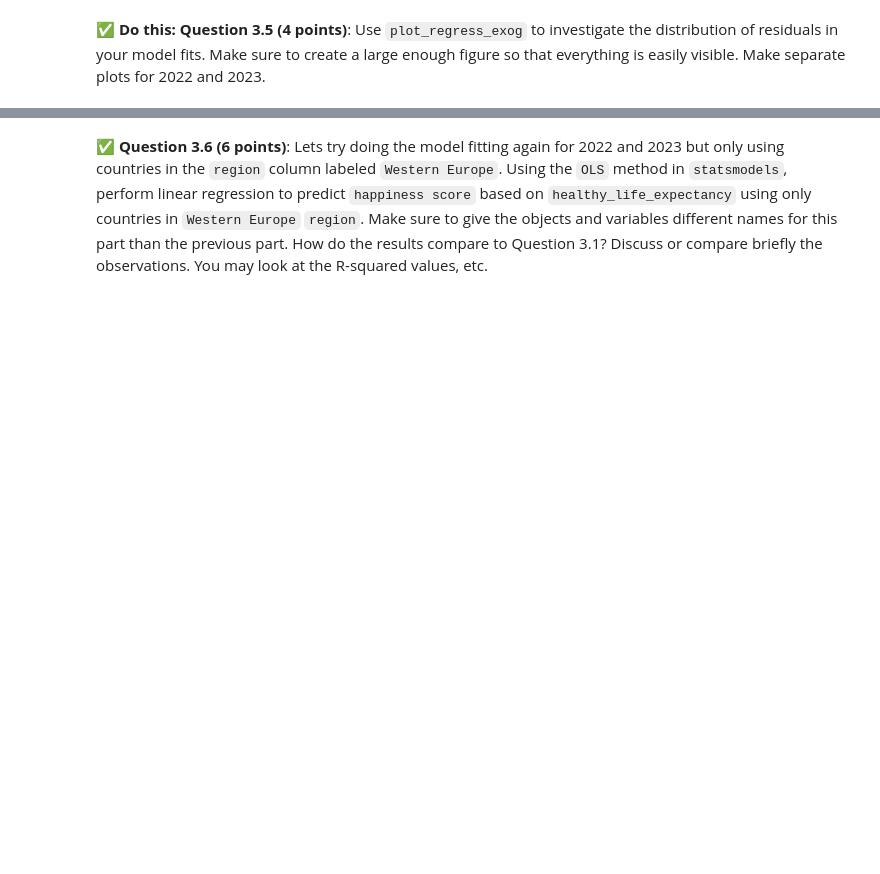
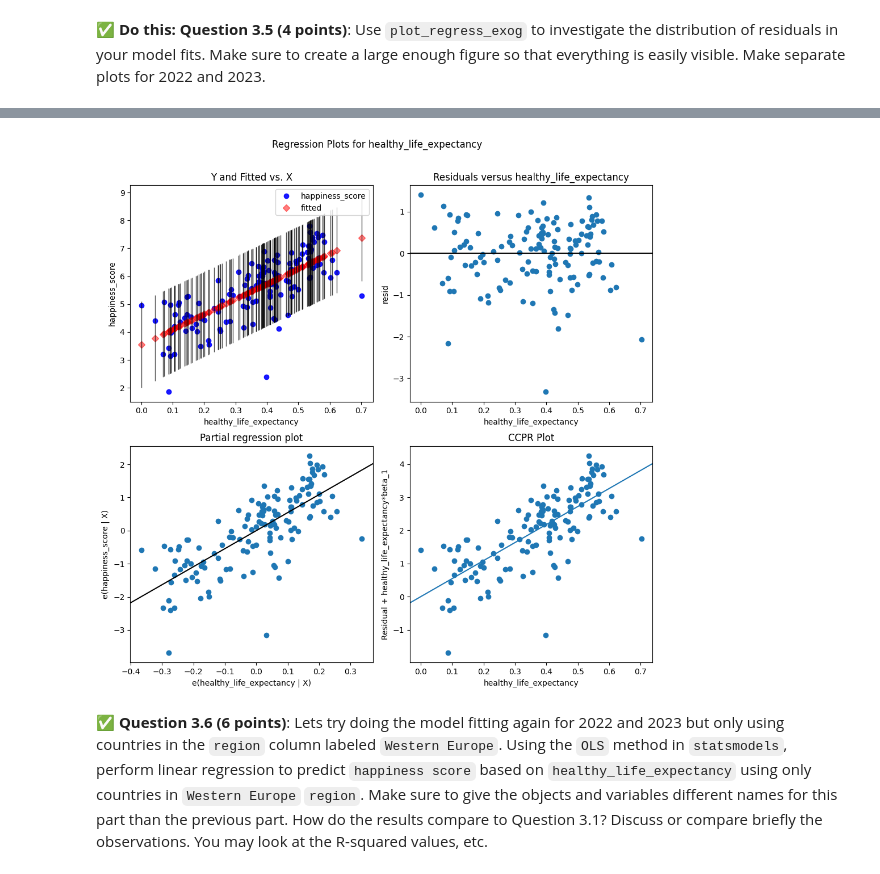
Before and after one commit to Jlozano351/CMSE202-s24-turnin, a Jupyter notebook: hw-03/HW-03_Regression-S24-Juan José Lozano González.ipynb, the cells around one changed output, grey strips where cells are left out. Saved outputs shown, nothing was run; the diff lists cells and outputs as text; code cells hidden in the pictures; blank space fills up the shorter version.

```diff
--- a/hw-03/HW-03_Regression-S24-Juan José Lozano González.ipynb
+++ b/hw-03/HW-03_Regression-S24-Juan José Lozano González.ipynb
@@ -173,2 +272,8 @@ In this part, we'll perform some one-variable linear regression analysis on the
+# %%
+fig = plt.figure(figsize=(10, 10))
+plot_regress_exog(model_WHR_2023, 'healthy_life_expectancy', fig=fig)
+plt.show()
+# %% [output]
+[figure, added]
 # %% [markdown]
 &#9989;  **Question 3.6 (6 points)**: Lets try doing the model fitting again for 2022 and 2023 but only using countries in the `region` column labeled `Western Europe`. Using the `OLS` method in `statsmodels`, perform linear regression to predict `happiness score` based on `healthy_life_expectancy` using only countries in `Western Europe` `region`. Make sure to give the objects and variables different names for this part than the previous part. How do the results compare to Question 3.1? Discuss or compare briefly the observations. You may look at the R-squared values, etc.
```
Also changed, not shown: parts of 32 cells of this notebook.
